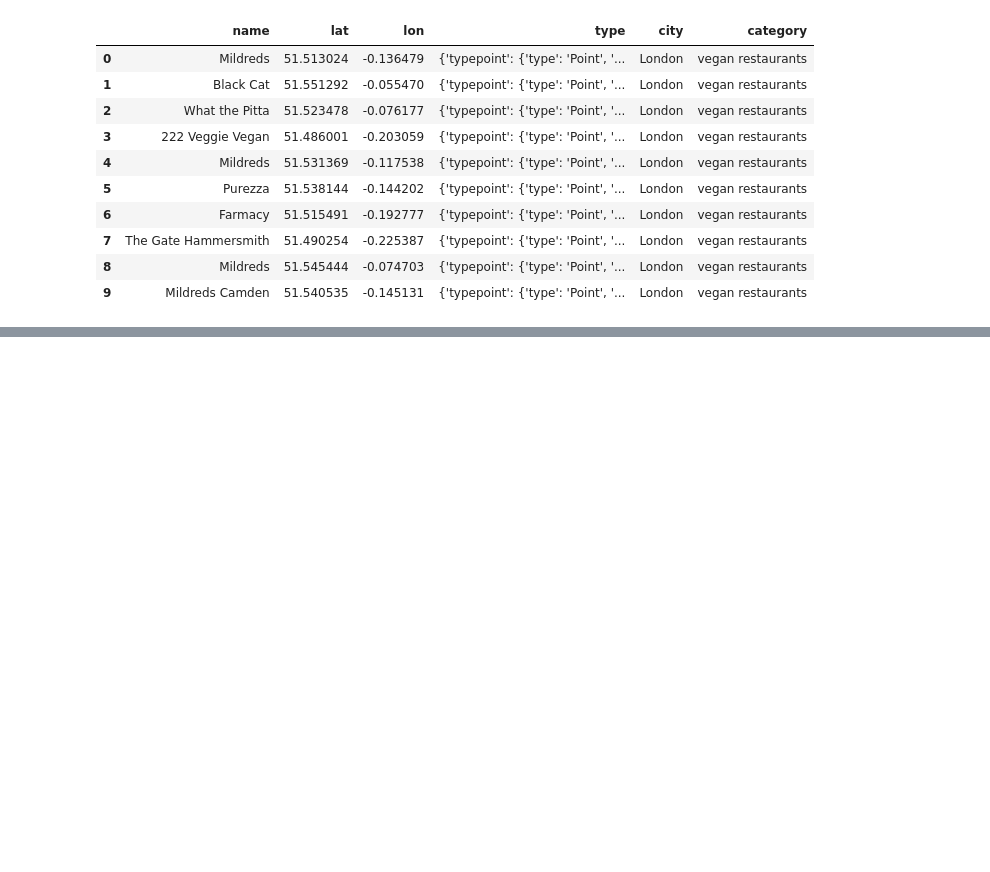
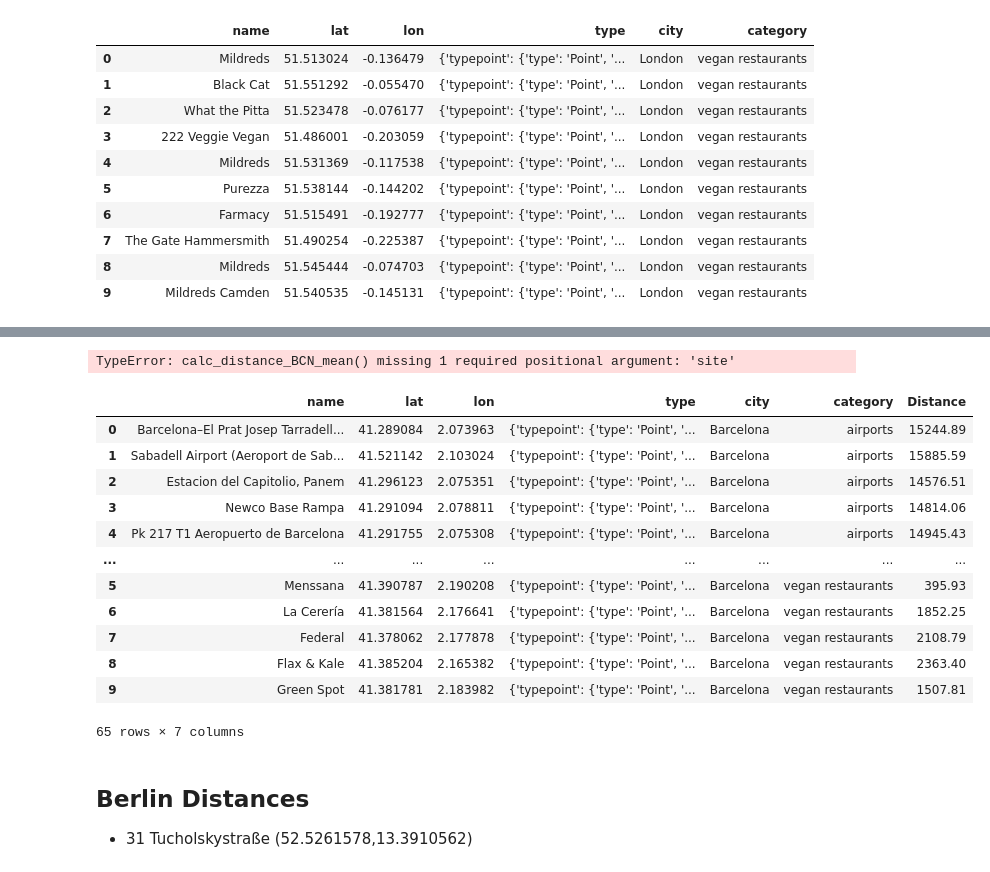
Before and after one commit to Hugocodesdude/Project_3, a Jupyter notebook: src/DIstances.ipynb, the cells around one changed output, grey strips where cells are left out. Cells and saved outputs as stored; diff of their text form; code cells hidden in the pictures; blank space fills up the shorter version.

```diff
--- a/src/DIstances.ipynb
+++ b/src/DIstances.ipynb
@@ -139,0 +276,3 @@ vegan_ldn_df_clean
+# %%
+#CSV Import: highval
+starbucks_bcn_df_clean= pd.read_csv("../data/starbucks_bcn_df.csv")
@@ -139,0 +293,3 @@ vegan_ldn_df_clean
+# %%
+#CSV Import: highval
+vegan_bcn_df_clean= pd.read_csv("../data/vegan_bcn_df.csv")
@@ -139,0 +310,3 @@ vegan_ldn_df_clean
+# %%
+bcn_api_df = pd.concat([airport_bcn_df_clean,basketball_bcn_df_clean,childcare_bcn_df_clean,music_bcn_df_clean,petgrooming_bcn_df_clean,starbucks_bcn_df_clean,vegan_bcn_df_clean], axis=0)
+bcn_api_df
@@ -139,0 +327,37 @@ vegan_ldn_df_clean
+# %%
+def calc_distance_BCN(x):
+    site_coords = (41.3943113,2.190921)
+    place2_coords = (x.lat, x.lon)
+    return (distance.geodesic(site_coords, place2_coords).km)*1000
+
+bcn_api_df["Distance"] = bcn_api_df.apply(calc_distance_BCN, axis = 1).round(2)
+# %%
+def calc_distance_BCN_mean(x, site):
+    #site_coords = (51.5121948,-0.1360746)
+    place2_coords = (x.lat, x.lon)
+    return (distance.geodesic(site, place2_coords).km)*1000
+
+ldn_api_df["Distance"] = ldn_api_df.apply(lambda x: calc_distance_LDN_mean(x, (51.5121948,-0.1360746)), axis = 1).round(2)
+ldn_api_df["Distance"].mean()
+# %% [output]
+TypeError: calc_distance_BCN_mean() missing 1 required positional argument: 'site'
+# %%
+bcn_api_df
+# %% [output]
+|  | name | lat | lon | type | city | category | Distance |
+| 0 | Barcelona–El Prat Josep Tarradell... | 41.289084 | 2.073963 | {'typepoint': {'type': 'Point', '... | Barcelona | airports | 15244.89 |
+| 1 | Sabadell Airport (Aeroport de Sab... | 41.521142 | 2.103024 | {'typepoint': {'type': 'Point', '... | Barcelona | airports | 15885.59 |
+| 2 | Estacion del Capitolio, Panem | 41.296123 | 2.075351 | {'typepoint': {'type': 'Point', '... | Barcelona | airports | 14576.51 |
+| 3 | Newco Base Rampa | 41.291094 | 2.078811 | {'typepoint': {'type': 'Point', '... | Barcelona | airports | 14814.06 |
+| 4 | Pk 217 T1 Aeropuerto de Barcelona | 41.291755 | 2.075308 | {'typepoint': {'type': 'Point', '... | Barcelona | airports | 14945.43 |
+| ... | ... | ... | ... | ... | ... | ... | ... |
+| 5 | Menssana | 41.390787 | 2.190208 | {'typepoint': {'type': 'Point', '... | Barcelona | vegan restaurants | 395.93 |
+| 6 | La Cerería | 41.381564 | 2.176641 | {'typepoint': {'type': 'Point', '... | Barcelona | vegan restaurants | 1852.25 |
+| 7 | Federal | 41.378062 | 2.177878 | {'typepoint': {'type': 'Point', '... | Barcelona | vegan restaurants | 2108.79 |
+| 8 | Flax & Kale | 41.385204 | 2.165382 | {'typepoint': {'type': 'Point', '... | Barcelona | vegan restaurants | 2363.40 |
+| 9 | Green Spot | 41.381781 | 2.183982 | {'typepoint': {'type': 'Point', '... | Barcelona | vegan restaurants | 1507.81 |
+65 rows × 7 columns
+# %% [markdown]
+## Berlin Distances
+
+- 31 Tucholskystraße (52.5261578,13.3910562)
```
Also changed, not shown: parts of 38 cells of this notebook, 5 other files.
